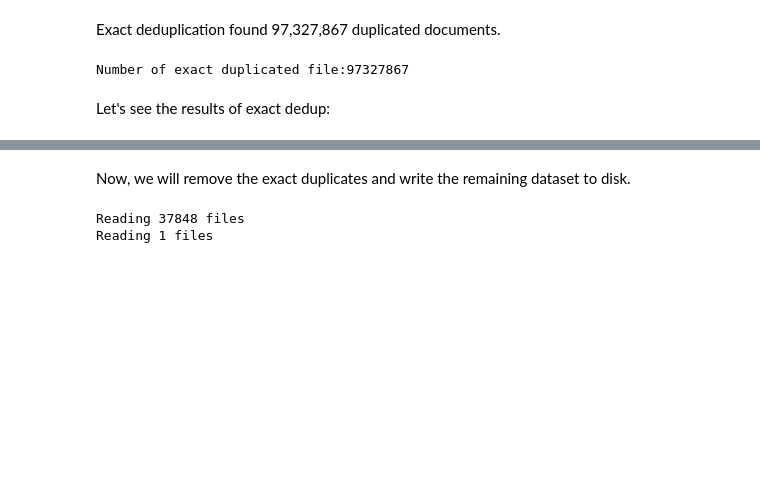
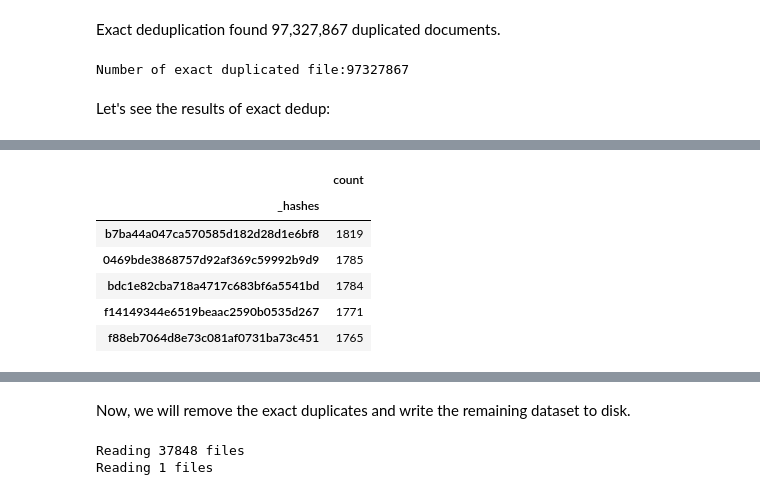
Before and after one commit to NVIDIA/NeMo-Curator, a Jupyter notebook: tutorials/pretraining-data-curation/red-pajama-v2-curation-tutorial.ipynb, the cells around one changed output, grey strips where cells are left out. Drawn from its saved outputs; the diff is of its cells as text; code cells hidden in the pictures; blank space fills up the shorter version.

```diff
--- a/tutorials/pretraining-data-curation/red-pajama-v2-curation-tutorial.ipynb
+++ b/tutorials/pretraining-data-curation/red-pajama-v2-curation-tutorial.ipynb
@@ -438,0 +392,14 @@ duplicates_df[duplicates_df['_hashes'] == 'e05b1c37967e7f4eec2392bd6e65b668'].co
+# %%
+duplicates_df.groupby('_hashes') \
+             .agg({'id': 'count'}) \
+             .rename(columns={'id': 'count'}) \
+             .sort_values('count', ascending=False) \
+             .head()
+# %% [output]
+|  | count |
+| _hashes |  |
+| b7ba44a047ca570585d182d28d1e6bf8 | 1819 |
+| 0469bde3868757d92af369c59992b9d9 | 1785 |
+| bdc1e82cba718a4717c683bf6a5541bd | 1784 |
+| f14149344e6519beaac2590b0535d267 | 1771 |
+| f88eb7064d8e73c081af0731ba73c451 | 1765 |
```
Also changed, not shown: parts of 46 cells of this notebook, 5 other files.
